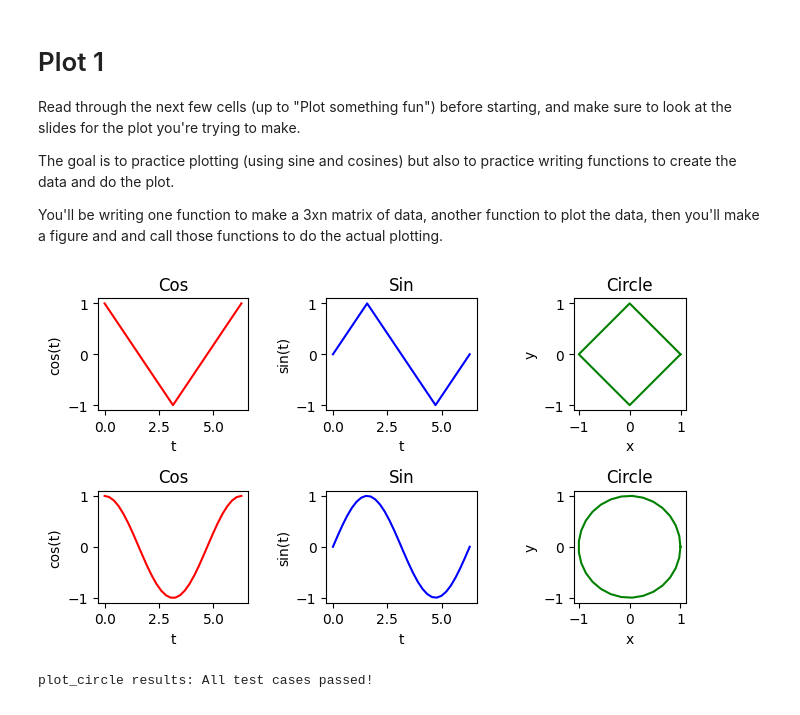
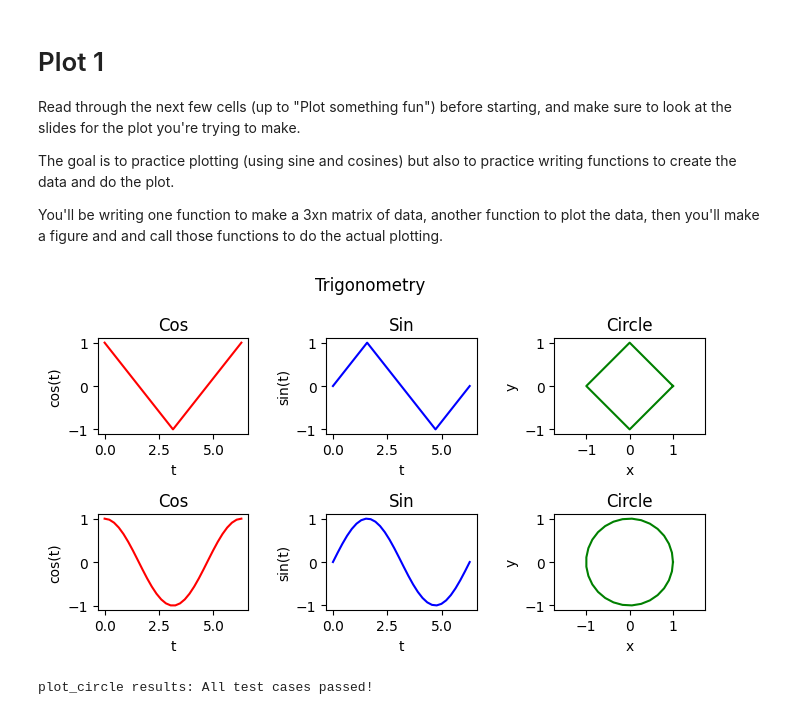
Before and after one commit to Ahmedmoui/IntroPythonProgramming, a Jupyter notebook: Week_3_plotting/lec_act_3_plotting.ipynb, the cells around one changed output. Drawn from its saved outputs; the diff is of its cells as text; code cells hidden in the pictures.

```diff
--- a/Week_3_plotting/lec_act_3_plotting.ipynb
+++ b/Week_3_plotting/lec_act_3_plotting.ipynb
@@ -89,7 +89,7 @@ def plot_one_row(axs, data):
     axs[2].set_ylabel('y')
     axs[2].set_xlabel('x')
 
-    axs[2].set_aspect('equal')
+    axs[2].axis('equal')
     return
 # %%
 # TODO 1) Create two sets of data, one with a small number of samples (< 10) and the other with more samples (> 20)
@@ -99,29 +99,33 @@ def plot_one_row(axs, data):
 # high_res_data = CircleData(30)
 
 # TODO Call your function to create data here; use the names given
-my_lowdim_data = CircleData(5)
-my_highdim_data = CircleData(30)
+n_dims_low = 5
+n_dims_high = 30
+
+my_lowdim_data = CircleData(n_dims_low)
+my_highdim_data = CircleData(n_dims_high)
 # %%
 # TODO: Doing the plot.
 #   1) Use plt.subplots to make a 2 x 3 sized set of plots
 #   2) Call plot_one_row with the axes for the first row (axs1[0, :]) and your low-res data
 #   3) Call plot_one_row with the axes for the second row (axs1[1, :]) and your hi-res data
 #  You must use your plot function for full credit
 
 nrows = 2
 ncols = 3
 
 # Note: axs1 should have size 2x3 (2 rows, 3 columns)
 #   Do NOT rename axs1
 fig, axs1 = plt.subplots(nrows, ncols, figsize=(7, 4))
 
+fig.suptitle("Trigonometry")
 plot_one_row(axs1[0,:], my_lowdim_data)
 plot_one_row(axs1[1,:], my_highdim_data)
 
 fig.tight_layout()
 plt.show()
 # %% [output]
-[figure, old version]
+[figure, new version]
 # %%
 grader.check("plot_circle")
 # %% [output]
```
Also changed, not shown: parts of 3 cells of this notebook, 5 other files.
